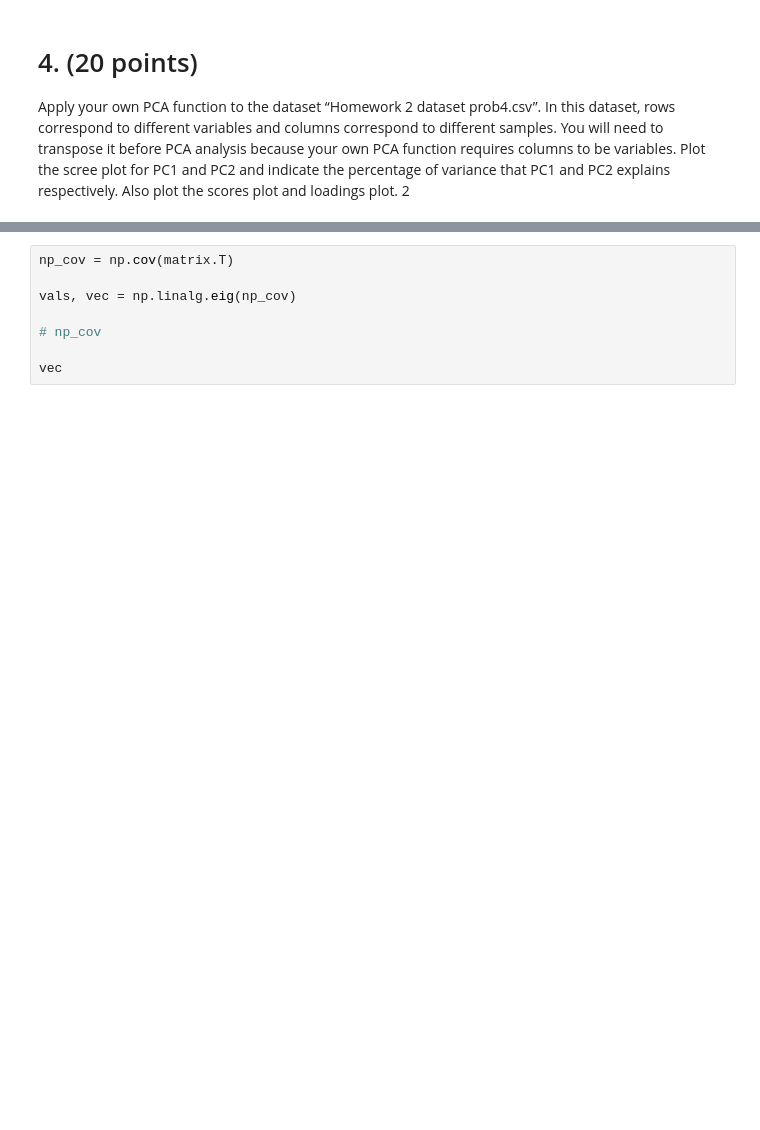
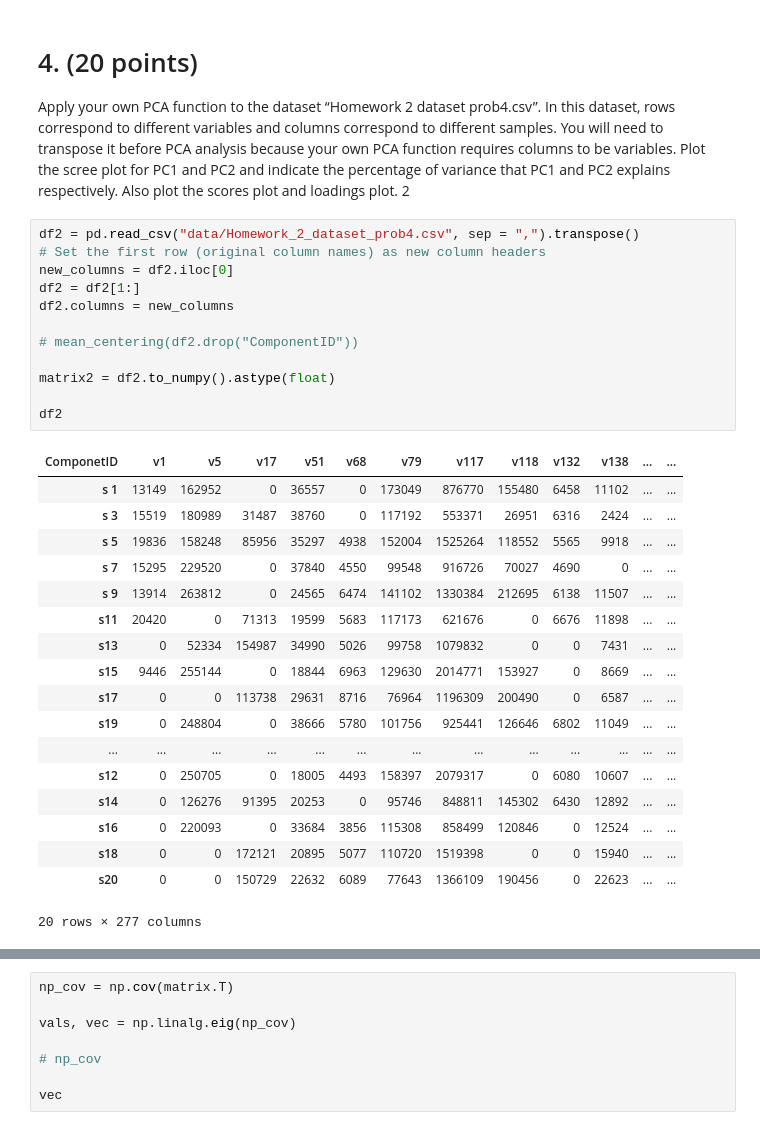
Before and after one commit to Abeoseh/machine-learning, a Jupyter notebook: homework/assignment5/assignment_5.ipynb, the cells around one changed output, grey strips where cells are left out. Drawn from its saved outputs; the diff is of its cells as text; blank space fills up the shorter version.

```diff
--- a/homework/assignment5/assignment_5.ipynb
+++ b/homework/assignment5/assignment_5.ipynb
@@ -231,3 +228,34 @@ function requires columns to be variables. Plot the scree plot for PC1 and PC2 a
 indicate the percentage of variance that PC1 and PC2 explains respectively. Also plot
 the scores plot and loadings plot.
 2
+# %%
+df2 = pd.read_csv("data/Homework_2_dataset_prob4.csv", sep = ",").transpose()
+# Set the first row (original column names) as new column headers
+new_columns = df2.iloc[0]
+df2 = df2[1:]
+df2.columns = new_columns
+
+# mean_centering(df2.drop("ComponentID"))
+
+matrix2 = df2.to_numpy().astype(float)
+
+df2
+# %% [output]
+| ComponetID | v1 | v5 | v17 | v51 | v68 | v79 | v117 | v118 | v132 | v138 | ... | ... |
+| s 1 | 13149 | 162952 | 0 | 36557 | 0 | 173049 | 876770 | 155480 | 6458 | 11102 | ... | ... |
+| s 3 | 15519 | 180989 | 31487 | 38760 | 0 | 117192 | 553371 | 26951 | 6316 | 2424 | ... | ... |
+| s 5 | 19836 | 158248 | 85956 | 35297 | 4938 | 152004 | 1525264 | 118552 | 5565 | 9918 | ... | ... |
+| s 7 | 15295 | 229520 | 0 | 37840 | 4550 | 99548 | 916726 | 70027 | 4690 | 0 | ... | ... |
+| s 9 | 13914 | 263812 | 0 | 24565 | 6474 | 141102 | 1330384 | 212695 | 6138 | 11507 | ... | ... |
+| s11 | 20420 | 0 | 71313 | 19599 | 5683 | 117173 | 621676 | 0 | 6676 | 11898 | ... | ... |
+| s13 | 0 | 52334 | 154987 | 34990 | 5026 | 99758 | 1079832 | 0 | 0 | 7431 | ... | ... |
+| s15 | 9446 | 255144 | 0 | 18844 | 6963 | 129630 | 2014771 | 153927 | 0 | 8669 | ... | ... |
+| s17 | 0 | 0 | 113738 | 29631 | 8716 | 76964 | 1196309 | 200490 | 0 | 6587 | ... | ... |
+| s19 | 0 | 248804 | 0 | 38666 | 5780 | 101756 | 925441 | 126646 | 6802 | 11049 | ... | ... |
+| ... | ... | ... | ... | ... | ... | ... | ... | ... | ... | ... | ... | ... |
+| s12 | 0 | 250705 | 0 | 18005 | 4493 | 158397 | 2079317 | 0 | 6080 | 10607 | ... | ... |
+| s14 | 0 | 126276 | 91395 | 20253 | 0 | 95746 | 848811 | 145302 | 6430 | 12892 | ... | ... |
+| s16 | 0 | 220093 | 0 | 33684 | 3856 | 115308 | 858499 | 120846 | 0 | 12524 | ... | ... |
+| s18 | 0 | 0 | 172121 | 20895 | 5077 | 110720 | 1519398 | 0 | 0 | 15940 | ... | ... |
+| s20 | 0 | 0 | 150729 | 22632 | 6089 | 77643 | 1366109 | 190456 | 0 | 22623 | ... | ... |
+20 rows × 277 columns
```
Also changed, not shown: parts of 5 cells of this notebook.
